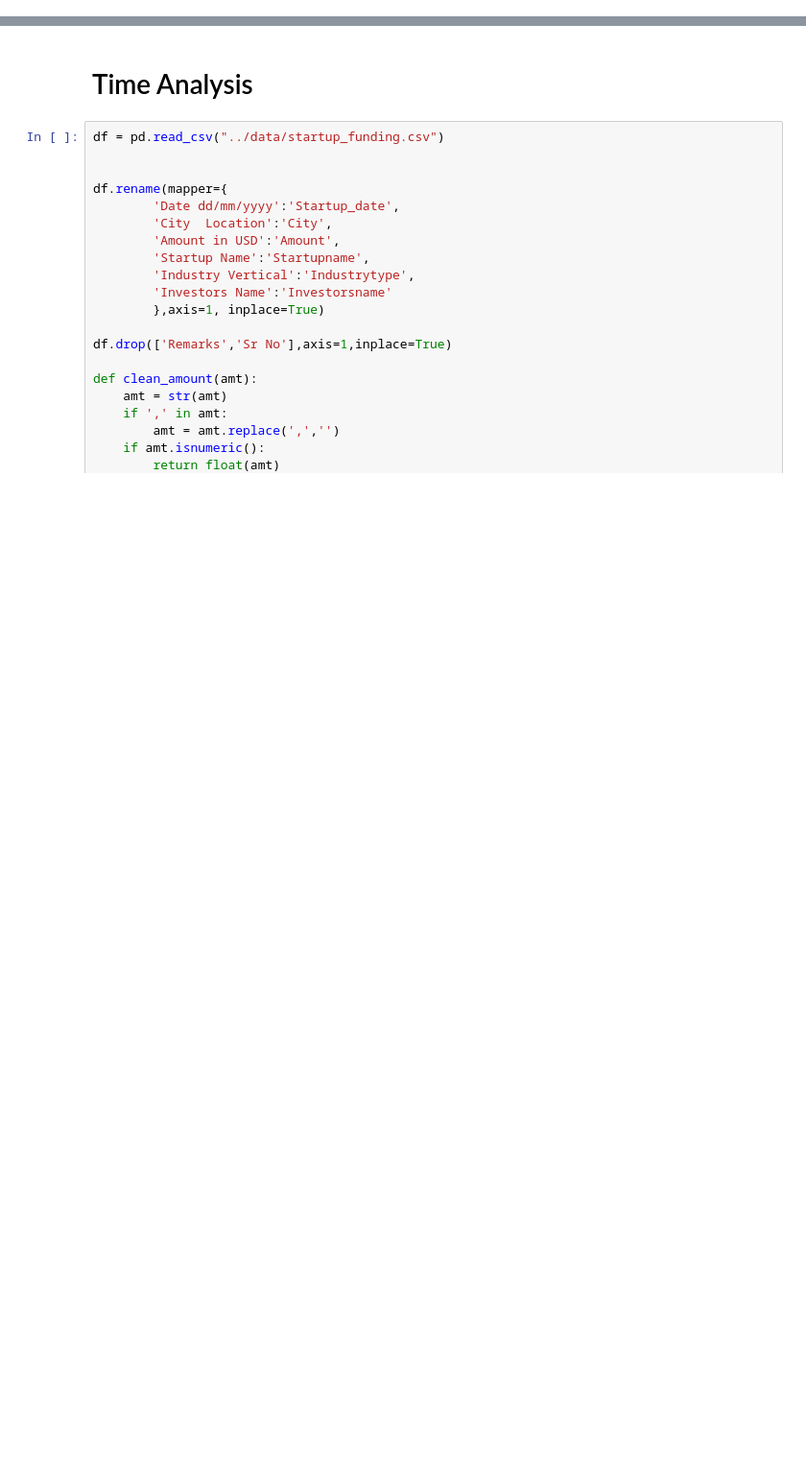
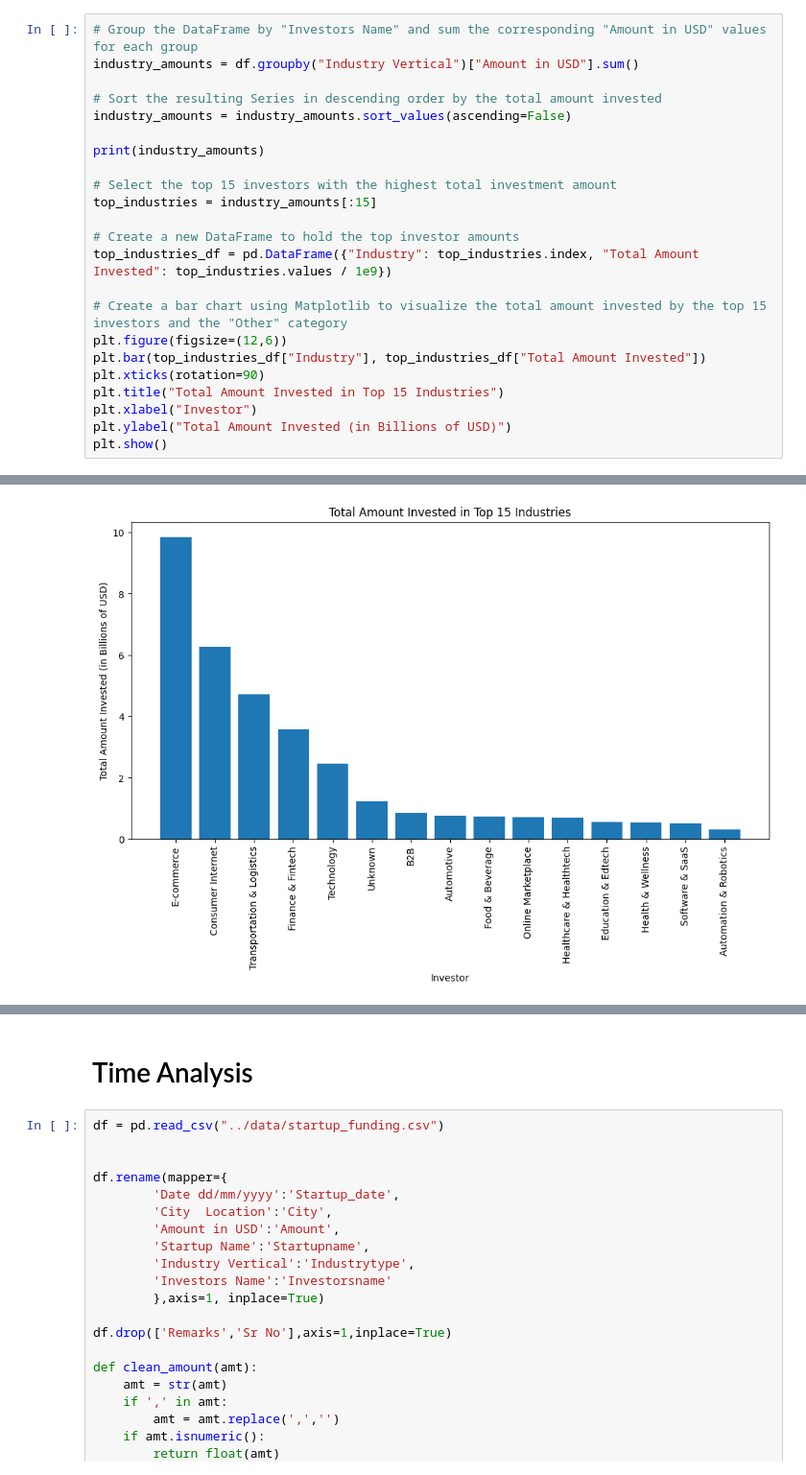
Before and after one commit to willyd332/A-Budding-Indian-Startup-Ecosystem, a Jupyter notebook: Analysis.ipynb, the cells around one changed output, grey strips where cells are left out. Shown at 96% size. Cells and saved outputs as stored; diff of their text form; blank space fills up the shorter version.

```diff
--- a/Analysis.ipynb
+++ b/Analysis.ipynb
@@ -52,0 +869,24 @@ plt.show()
+# %%
+# Group the DataFrame by "Investors Name" and sum the corresponding "Amount in USD" values for each group
+industry_amounts = df.groupby("Industry Vertical")["Amount in USD"].sum()
+
+# Sort the resulting Series in descending order by the total amount invested
+industry_amounts = industry_amounts.sort_values(ascending=False)
+
+print(industry_amounts)
+
+# Select the top 15 investors with the highest total investment amount
+top_industries = industry_amounts[:15]
+
+# Create a new DataFrame to hold the top investor amounts
+top_industries_df = pd.DataFrame({"Industry": top_industries.index, "Total Amount Invested": top_industries.values / 1e9})
+
+# Create a bar chart using Matplotlib to visualize the total amount invested by the top 15 investors and the "Other" category
+plt.figure(figsize=(12,6))
+plt.bar(top_industries_df["Industry"], top_industries_df["Total Amount Invested"])
+plt.xticks(rotation=90)
+plt.title("Total Amount Invested in Top 15 Industries")
+plt.xlabel("Investor")
+plt.ylabel("Total Amount Invested (in Billions of USD)")
+plt.show()
+# %% [output]
@@ -53,2 +906,3 @@ plt.show()
+[figure, new version]
 # %%
 # Filter the 'City Location' column to include only the top 15 cities
```
Also changed, not shown: parts of 12 cells of this notebook.
